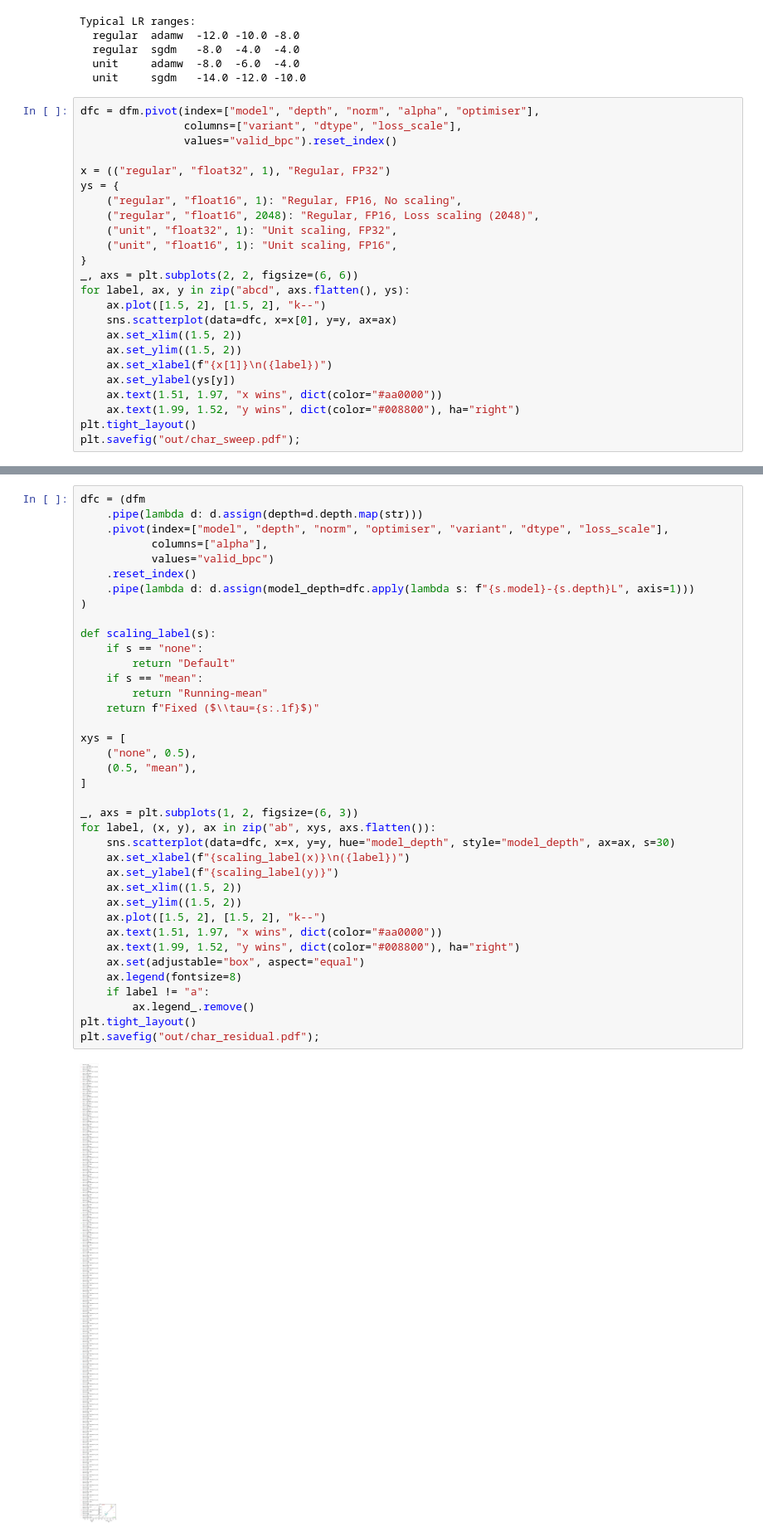
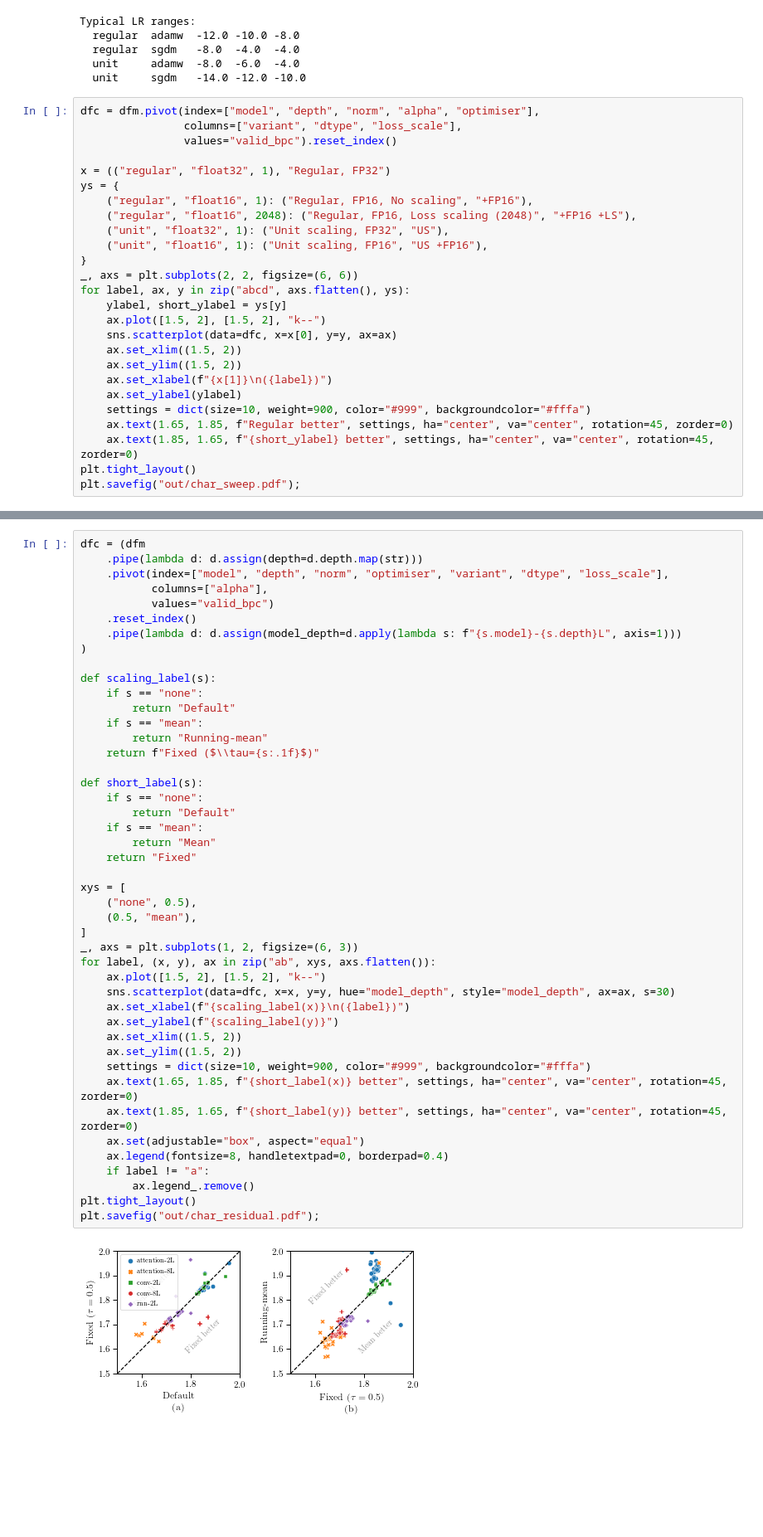
Before and after one commit to graphcore-research/unit-scaling-demo, a Jupyter notebook: CharLM-sweep.ipynb, the cells around one changed output, grey strips where cells are left out. Shown at 83% size. Cells and saved outputs as stored; diff of their text form; blank space fills up the shorter version.

```diff
--- a/CharLM-sweep.ipynb
+++ b/CharLM-sweep.ipynb
@@ -80,21 +82,23 @@ dfc = dfm.pivot(index=["model", "depth", "norm", "alpha", "optimiser"],
 
 x = (("regular", "float32", 1), "Regular, FP32")
 ys = {
-    ("regular", "float16", 1): "Regular, FP16, No scaling",
-    ("regular", "float16", 2048): "Regular, FP16, Loss scaling (2048)",
-    ("unit", "float32", 1): "Unit scaling, FP32",
-    ("unit", "float16", 1): "Unit scaling, FP16",
+    ("regular", "float16", 1): ("Regular, FP16, No scaling", "+FP16"),
+    ("regular", "float16", 2048): ("Regular, FP16, Loss scaling (2048)", "+FP16 +LS"),
+    ("unit", "float32", 1): ("Unit scaling, FP32", "US"),
+    ("unit", "float16", 1): ("Unit scaling, FP16", "US +FP16"),
 }
 _, axs = plt.subplots(2, 2, figsize=(6, 6))
 for label, ax, y in zip("abcd", axs.flatten(), ys):
+    ylabel, short_ylabel = ys[y]
     ax.plot([1.5, 2], [1.5, 2], "k--")
     sns.scatterplot(data=dfc, x=x[0], y=y, ax=ax)
     ax.set_xlim((1.5, 2))
     ax.set_ylim((1.5, 2))
     ax.set_xlabel(f"{x[1]}\n({label})")
-    ax.set_ylabel(ys[y])
-    ax.text(1.51, 1.97, "x wins", dict(color="#aa0000"))
-    ax.text(1.99, 1.52, "y wins", dict(color="#008800"), ha="right")
+    ax.set_ylabel(ylabel)
+    settings = dict(size=10, weight=900, color="#999", backgroundcolor="#fffa")
+    ax.text(1.65, 1.85, f"Regular better", settings, ha="center", va="center", rotation=45, zorder=0)
+    ax.text(1.85, 1.65, f"{short_ylabel} better", settings, ha="center", va="center", rotation=45, zorder=0)
 plt.tight_layout()
 plt.savefig("out/char_sweep.pdf");
 # %% [output]
@@ -105,37 +109,44 @@ dfc = (dfm
     .pivot(index=["model", "depth", "norm", "optimiser", "variant", "dtype", "loss_scale"],
            columns=["alpha"],
            values="valid_bpc")
     .reset_index()
-    .pipe(lambda d: d.assign(model_depth=dfc.apply(lambda s: f"{s.model}-{s.depth}L", axis=1)))
+    .pipe(lambda d: d.assign(model_depth=d.apply(lambda s: f"{s.model}-{s.depth}L", axis=1)))
 )
 
 def scaling_label(s):
     if s == "none":
         return "Default"
     if s == "mean":
         return "Running-mean"
     return f"Fixed ($\\tau={s:.1f}$)"
 
+def short_label(s):
+    if s == "none":
+        return "Default"
+    if s == "mean":
+        return "Mean"
+    return "Fixed"
+
 xys = [
     ("none", 0.5),
     (0.5, "mean"),
 ]
-
 _, axs = plt.subplots(1, 2, figsize=(6, 3))
 for label, (x, y), ax in zip("ab", xys, axs.flatten()):
+    ax.plot([1.5, 2], [1.5, 2], "k--")
     sns.scatterplot(data=dfc, x=x, y=y, hue="model_depth", style="model_depth", ax=ax, s=30)
     ax.set_xlabel(f"{scaling_label(x)}\n({label})")
     ax.set_ylabel(f"{scaling_label(y)}")
     ax.set_xlim((1.5, 2))
     ax.set_ylim((1.5, 2))
-    ax.plot([1.5, 2], [1.5, 2], "k--")
-    ax.text(1.51, 1.97, "x wins", dict(color="#aa0000"))
-    ax.text(1.99, 1.52, "y wins", dict(color="#008800"), ha="right")
+    settings = dict(size=10, weight=900, color="#999", backgroundcolor="#fffa")
+    ax.text(1.65, 1.85, f"{short_label(x)} better", settings, ha="center", va="center", rotation=45, zorder=0)
+    ax.text(1.85, 1.65, f"{short_label(y)} better", settings, ha="center", va="center", rotation=45, zorder=0)
     ax.set(adjustable="box", aspect="equal")
-    ax.legend(fontsize=8)
+    ax.legend(fontsize=8, handletextpad=0, borderpad=0.4)
     if label != "a":
         ax.legend_.remove()
 plt.tight_layout()
 plt.savefig("out/char_residual.pdf");
 # %% [output]
-[figure, old version]
+[figure, new version]
```
Also changed, not shown: parts of 2 cells of this notebook, 2 other files.
